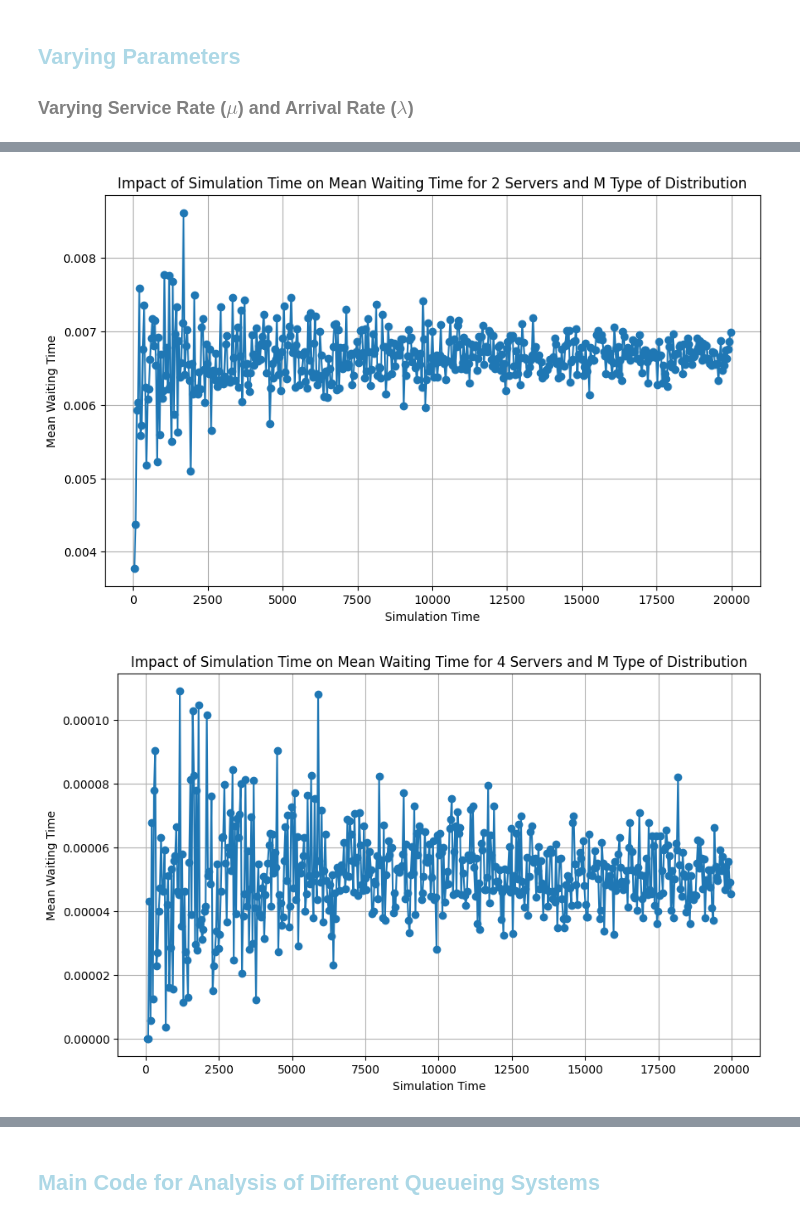
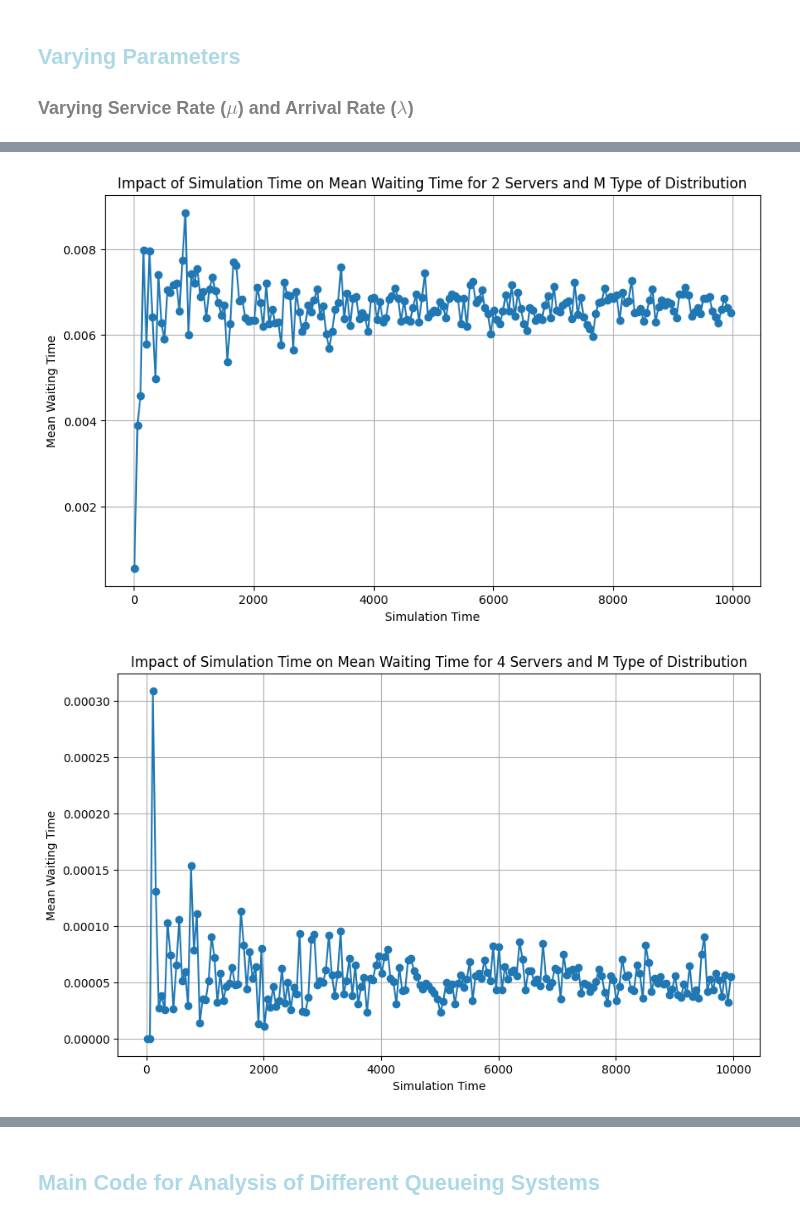
Before and after one commit to BiggusVickus/Stochastic_Simulation, a Jupyter notebook: Assignment 2/DES_assignment2.ipynb, the cells around one changed output, grey strips where cells are left out. Cells and saved outputs as stored; diff of their text form; code cells hidden in the pictures.

```diff
--- a/Assignment 2/DES_assignment2.ipynb
+++ b/Assignment 2/DES_assignment2.ipynb
@@ -178,7 +179,7 @@ NUM_SERVERS = 1  # Example: number of servers
 ARRIVAL_RATE = 5  # Example: arrival rate
 SERVICE_RATE = 10  # Example: service rate
 SERVICE_TYPE = "M"  # Example: service type
-SIM_TIME_VALUES = range(50, 20001, 40)  # Simulation times to test
+SIM_TIME_VALUES = range(10, 10001, 50)  # Simulation times to test
 random.seed(RANDOM_SEED)
 
 # Simulation setup
@@ -238,2 +239,2 @@ plot_sim_time_impact(results, 4, "D")
-[figure, old version]
+[figure, new version]
-[figure, old version]
+[figure, new version]
```
Also changed, not shown: parts of 7 cells of this notebook.
